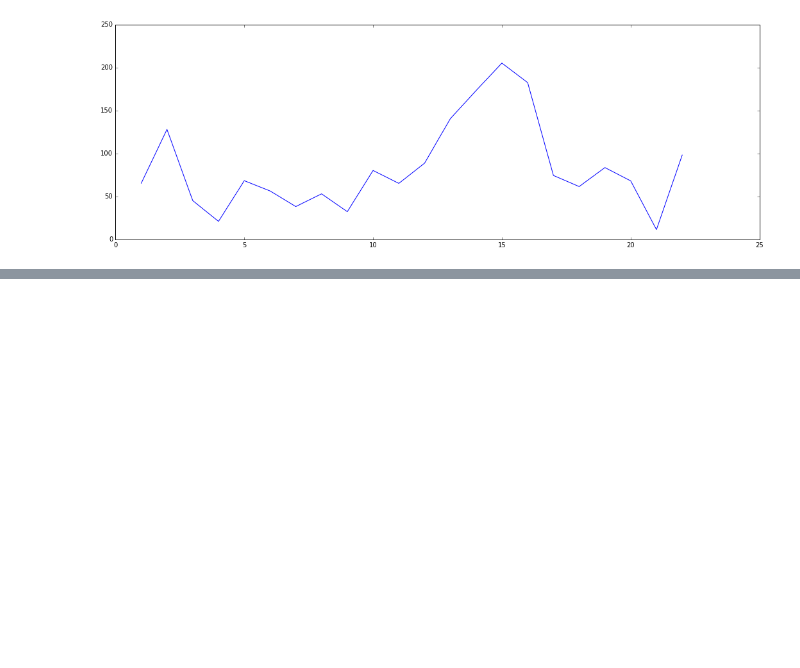
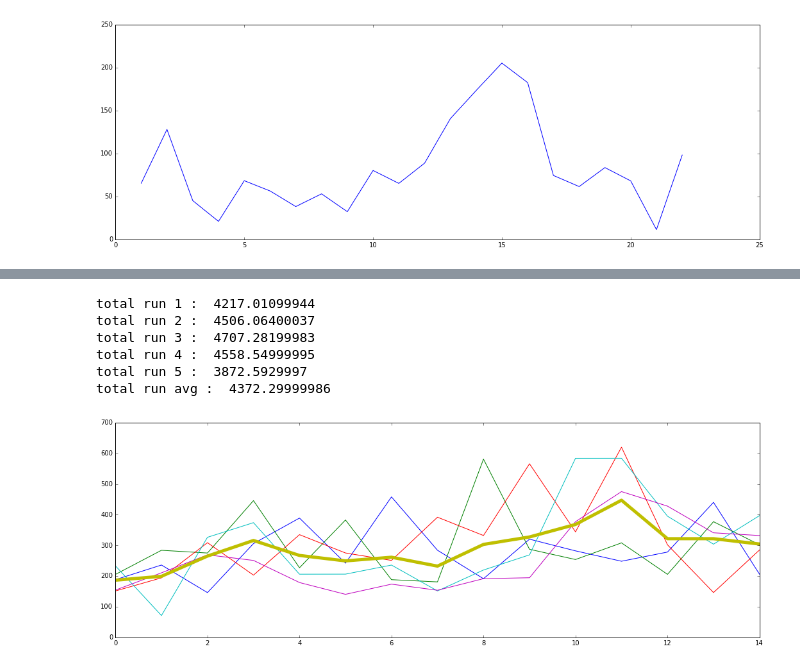
Before and after one commit to CS175MinecraftAI/IfYouCanDodgeAFireball, a Jupyter notebook: code/analysis/survival_rate.ipynb, the cells around one changed output, grey strips where cells are left out. Cells and saved outputs as stored; diff of their text form; code cells hidden in the pictures; blank space fills up the shorter version.

```diff
--- a/code/analysis/survival_rate.ipynb
+++ b/code/analysis/survival_rate.ipynb
@@ -183,0 +239,40 @@ plt.show()
+# %%
+run1armor = run1armor.values()
+run2armor = run2armor.values()
+run3armor = run3armor.values()
+run4armor = run4armor.values()
+run5armor = run5armor.values()
+
+print "total run 1 : ", sum(run1armor)
+print "total run 2 : ", sum(run2armor)
+print "total run 3 : ", sum(run3armor)
+print "total run 4 : ", sum(run4armor)
+print "total run 5 : ", sum(run5armor)
+
+sumrunarmor = [0 for x in range(15)]
+sumrunindexarmor = list(range(0,15))
+
+for x in range(0, 15):
+    sumrunarmor[x] = run1armor[x] + run2armor[x] + run3armor[x] + run4armor[x] + run5armor[x]
+
+sumrunarmor = np.array(sumrunarmor)
+
+diag8 = sumrunarmor/5
+print "total run avg : ",sum(diag8)
+
+plt.figure(figsize=(2^16,2^4))
+plt.plot(sumrunindexarmor,run1armor)
+plt.plot(sumrunindexarmor,run2armor)
+plt.plot(sumrunindexarmor,run3armor)
+plt.plot(sumrunindexarmor,run4armor)
+plt.plot(sumrunindexarmor,run5armor)
+plt.plot(sumrunindexarmor,diag8, linewidth=5)
+plt.show()
+# %% [output]
+total run 1 :  4217.01099944
+total run 2 :  4506.06400037
+total run 3 :  4707.28199983
+total run 4 :  4558.54999995
+total run 5 :  3872.5929997
+total run avg :  4372.29999986
+[figure, added]
```
Also changed, not shown: parts of 4 cells of this notebook, 10 other files.
